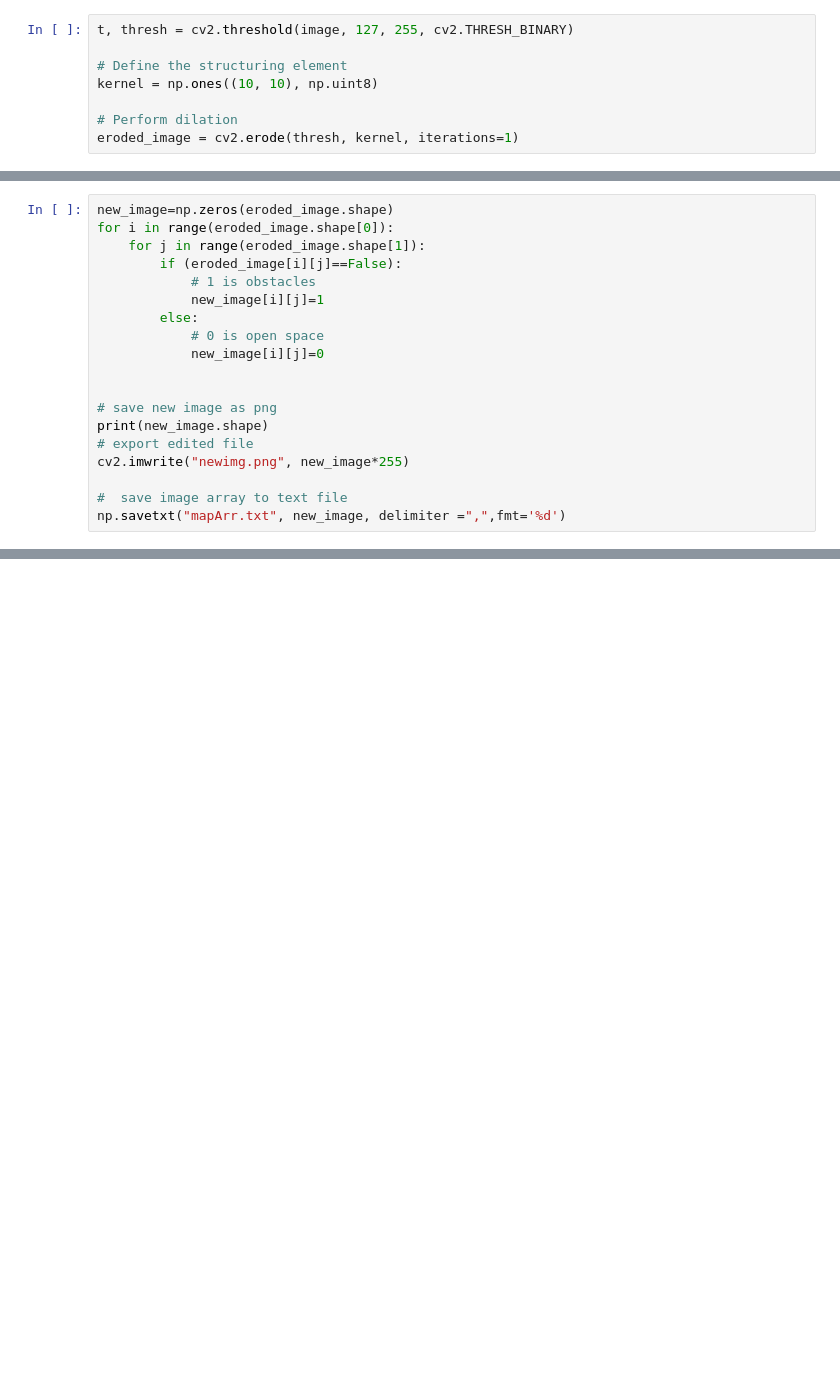
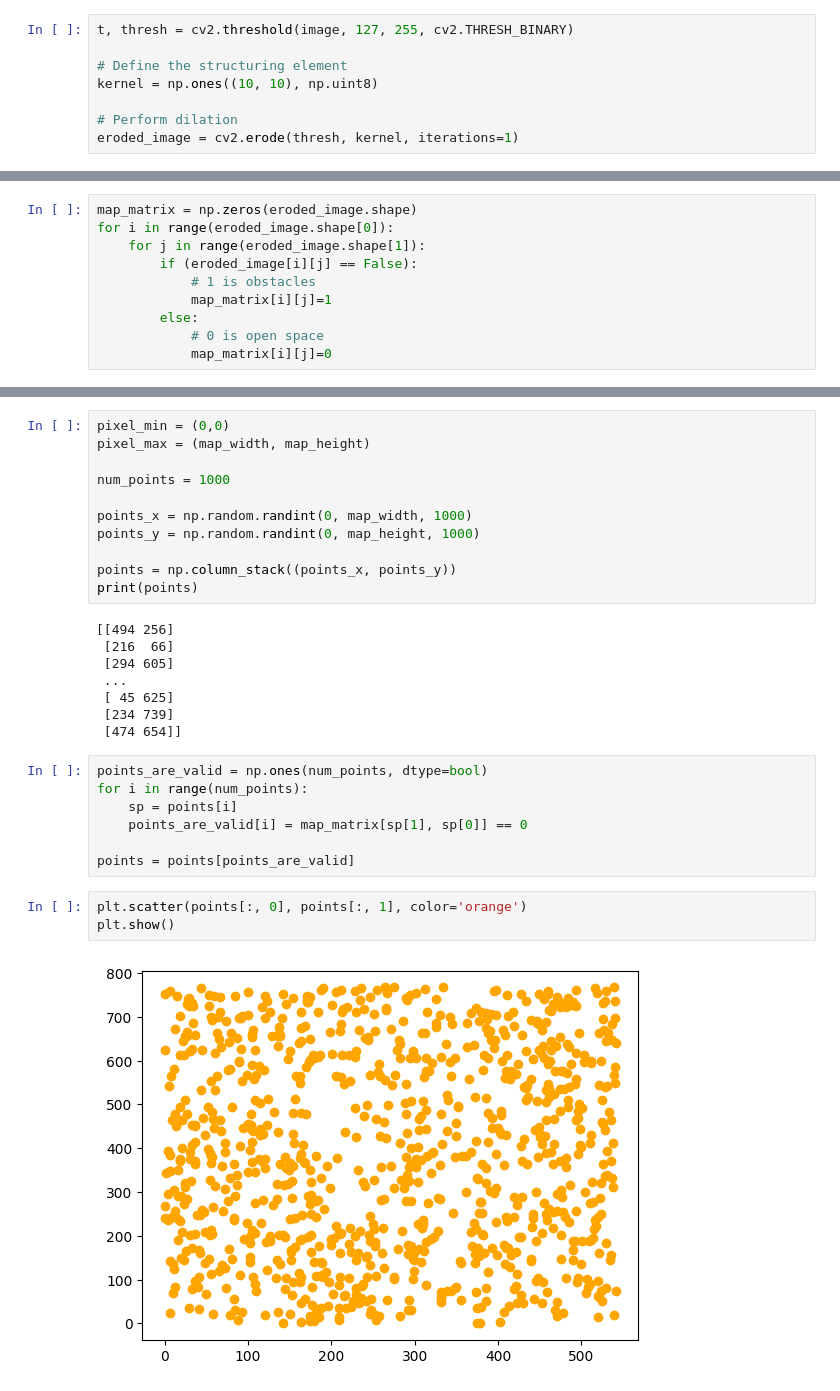
Before and after one commit to orwellian225/robotics-survbot, a Jupyter notebook: process_map.ipynb, the cells around one changed output, grey strips where cells are left out. Drawn from its saved outputs; the diff is of its cells as text; blank space fills up the shorter version.

Commit message:
add: graph generation to notebook

```diff
--- a/process_map.ipynb
+++ b/process_map.ipynb
@@ -24,21 +34,12 @@ plt.show()
 # %% [output]
 [figure]
 # %%
-new_image=np.zeros(eroded_image.shape)
+map_matrix = np.zeros(eroded_image.shape)
 for i in range(eroded_image.shape[0]):
     for j in range(eroded_image.shape[1]):
-        if (eroded_image[i][j]==False):
+        if (eroded_image[i][j] == False):
             # 1 is obstacles
-            new_image[i][j]=1
+            map_matrix[i][j]=1
         else:
             # 0 is open space
-            new_image[i][j]=0
-
-
-# save new image as png
-print(new_image.shape)
-# export edited file
-cv2.imwrite("newimg.png", new_image*255)
-
-#  save image array to text file
-np.savetxt("mapArr.txt", new_image, delimiter =",",fmt='%d')
+            map_matrix[i][j]=0
@@ -46,0 +58,31 @@ np.savetxt("mapArr.txt", new_image, delimiter =",",fmt='%d')
+# %%
+pixel_min = (0,0)
+pixel_max = (map_width, map_height)
+
+num_points = 1000
+
+points_x = np.random.randint(0, map_width, 1000)
+points_y = np.random.randint(0, map_height, 1000)
+
+points = np.column_stack((points_x, points_y))
+print(points)
+# %% [output]
+[[494 256]
+ [216  66]
+ [294 605]
+ ...
+ [ 45 625]
+ [234 739]
+ [474 654]]
+# %%
+points_are_valid = np.ones(num_points, dtype=bool)
+for i in range(num_points):
+    sp = points[i]
+    points_are_valid[i] = map_matrix[sp[1], sp[0]] == 0
+
+points = points[points_are_valid]
+# %%
+plt.scatter(points[:, 0], points[:, 1], color='orange')
+plt.show()
+# %% [output]
+[figure, added]
```
Also changed, not shown: parts of 9 cells of this notebook, 1 other file.
